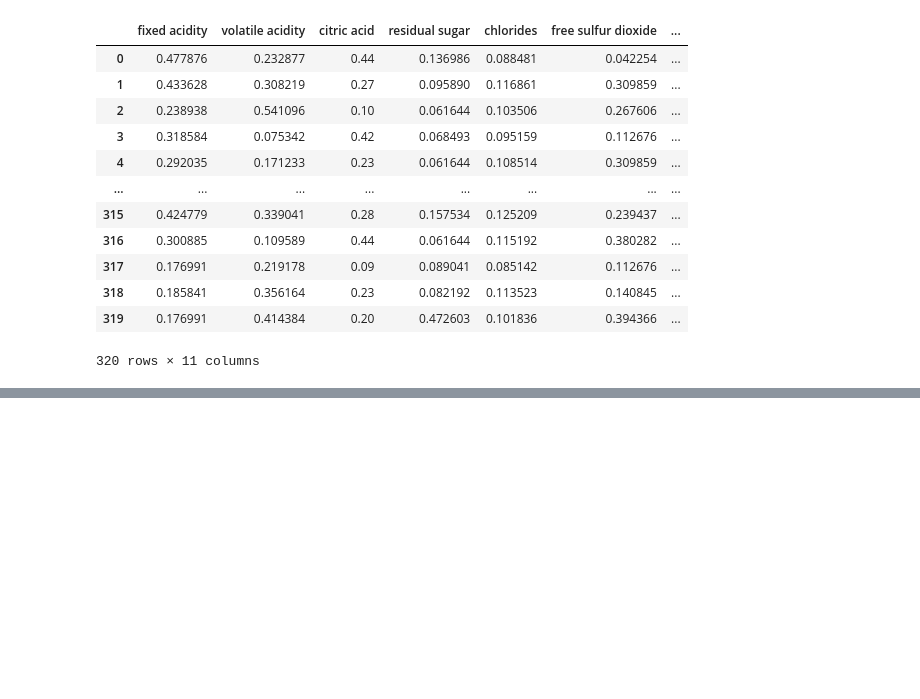
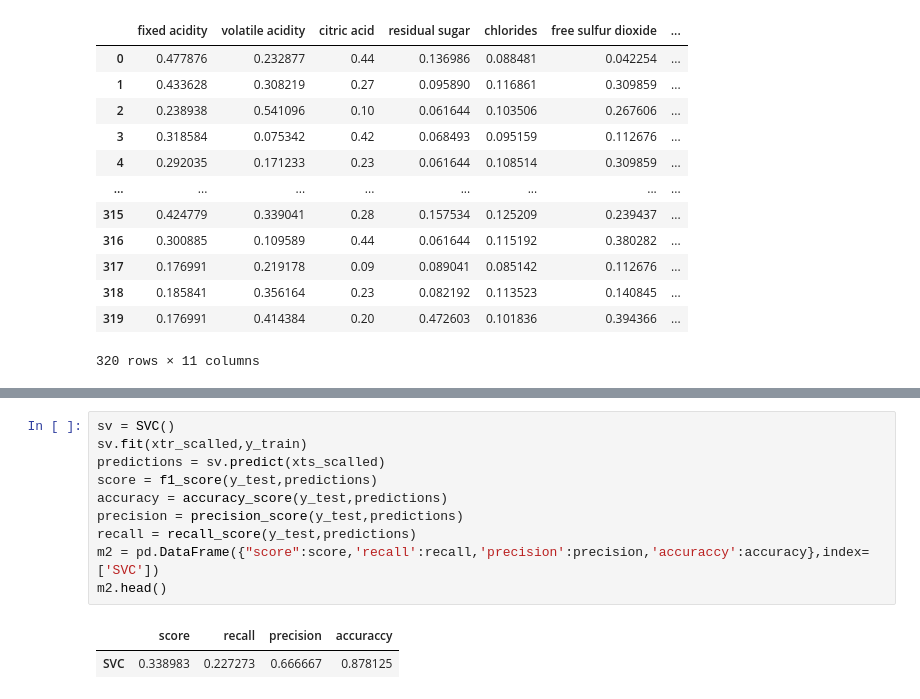
Before and after one commit to isoori/Red-Wine-Quality, a Jupyter notebook: Red Wine Quality.ipynb, the cells around one changed output, grey strips where cells are left out. Cells and saved outputs as stored; diff of their text form; blank space fills up the shorter version.

```diff
--- a/Red Wine Quality.ipynb
+++ b/Red Wine Quality.ipynb
@@ -234,0 +253,13 @@ xts_scalled
+# %%
+sv = SVC()
+sv.fit(xtr_scalled,y_train)
+predictions = sv.predict(xts_scalled)
+score = f1_score(y_test,predictions)
+accuracy = accuracy_score(y_test,predictions)
+precision = precision_score(y_test,predictions)
+recall = recall_score(y_test,predictions)
+m2 = pd.DataFrame({"score":score,'recall':recall,'precision':precision,'accuraccy':accuracy},index=['SVC'])
+m2.head()
+# %% [output]
+|  | score | recall | precision | accuraccy |
+| SVC | 0.338983 | 0.227273 | 0.666667 | 0.878125 |
```
Also changed, not shown: parts of 6 cells of this notebook.
